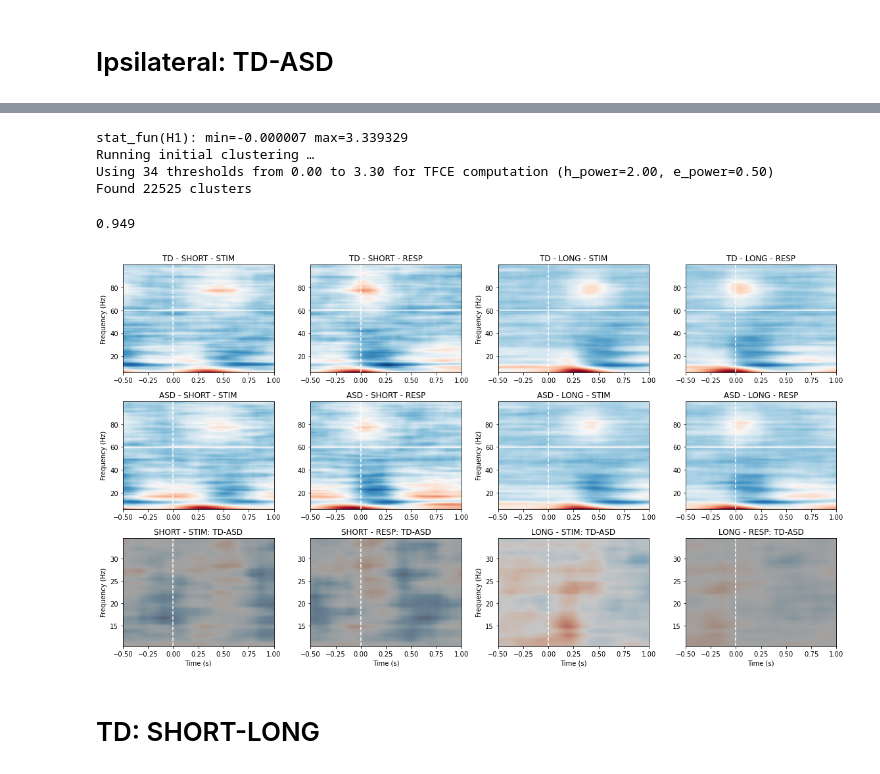
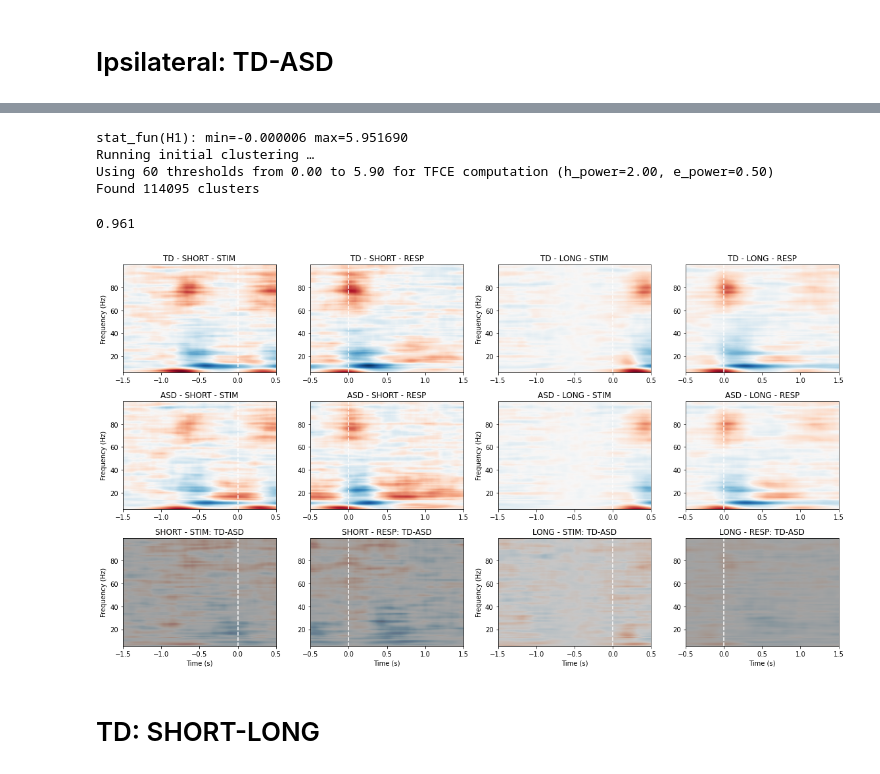
Before and after one commit to danclab/gogo_bursts, a Jupyter notebook: analyze_beta_power.ipynb, the cells around one changed output, grey strips where cells are left out. Saved outputs shown, nothing was run; the diff lists cells and outputs as text; code cells hidden in the pictures.

```diff
--- a/analyze_beta_power.ipynb
+++ b/analyze_beta_power.ipynb
@@ -521,7 +528,7 @@ ax.imshow(
     td_stim_short,
     origin='lower',
     aspect='auto',
-    extent=(tf_time[0], tf_time[-1], tf_freqs[0], tf_freqs[-1]),
+    extent=(tf_stim_time[0], tf_stim_time[-1], tf_freqs[0], tf_freqs[-1]),
     vmin=min_val,
     vmax=max_val,
     cmap='RdBu_r'
@@ -535,7 +542,7 @@ ax.imshow(
     td_resp_short,
     origin='lower',
     aspect='auto',
-    extent=(tf_time[0], tf_time[-1], tf_freqs[0], tf_freqs[-1]),
+    extent=(tf_resp_time[0], tf_resp_time[-1], tf_freqs[0], tf_freqs[-1]),
     vmin=min_val,
     vmax=max_val,
     cmap='RdBu_r'
@@ -548,7 +555,7 @@ ax.imshow(
     td_stim_long,
     origin='lower',
     aspect='auto',
-    extent=(tf_time[0], tf_time[-1], tf_freqs[0], tf_freqs[-1]),
+    extent=(tf_stim_time[0], tf_stim_time[-1], tf_freqs[0], tf_freqs[-1]),
     vmin=min_val,
     vmax=max_val,
     cmap='RdBu_r'
@@ -562,7 +569,7 @@ ax.imshow(
     td_resp_long,
     origin='lower',
     aspect='auto',
-    extent=(tf_time[0], tf_time[-1], tf_freqs[0], tf_freqs[-1]),
+    extent=(tf_resp_time[0], tf_resp_time[-1], tf_freqs[0], tf_freqs[-1]),
     vmin=min_val,
     vmax=max_val,
     cmap='RdBu_r'
@@ -575,7 +582,7 @@ ax.imshow(
     asd_stim_short,
     origin='lower',
     aspect='auto',
-    extent=(tf_time[0], tf_time[-1], tf_freqs[0], tf_freqs[-1]),
+    extent=(tf_stim_time[0], tf_stim_time[-1], tf_freqs[0], tf_freqs[-1]),
     vmin=min_val,
     vmax=max_val,
     cmap='RdBu_r'
@@ -589,7 +596,7 @@ ax.imshow(
     asd_resp_short,
     origin='lower',
     aspect='auto',
-    extent=(tf_time[0], tf_time[-1], tf_freqs[0], tf_freqs[-1]),
+    extent=(tf_resp_time[0], tf_resp_time[-1], tf_freqs[0], tf_freqs[-1]),
     vmin=min_val,
     vmax=max_val,
     cmap='RdBu_r'
@@ -602,7 +609,7 @@ ax.imshow(
     asd_stim_long,
     origin='lower',
     aspect='auto',
-    extent=(tf_time[0], tf_time[-1], tf_freqs[0], tf_freqs[-1]),
+    extent=(tf_stim_time[0], tf_stim_time[-1], tf_freqs[0], tf_freqs[-1]),
     vmin=min_val,
     vmax=max_val,
     cmap='RdBu_r'
@@ -616,7 +623,7 @@ ax.imshow(
     asd_resp_long,
     origin='lower',
     aspect='auto',
-    extent=(tf_time[0], tf_time[-1], tf_freqs[0], tf_freqs[-1]),
+    extent=(tf_resp_time[0], tf_resp_time[-1], tf_freqs[0], tf_freqs[-1]),
     vmin=min_val,
     vmax=max_val,
     cmap='RdBu_r'
@@ -624,21 +631,20 @@ ax.imshow(
 ax.axvline(0,color='w',linestyle='--')
 ax.set_title('ASD - LONG - RESP')
 
-comp_f_idx=(tf_freqs>10) & (tf_freqs<35)
-stim_short_diff=td_stim_short[comp_f_idx,:]-asd_stim_short[comp_f_idx,:]
-resp_short_diff=td_resp_short[comp_f_idx,:]-asd_resp_short[comp_f_idx,:]
-stim_long_diff=td_stim_long[comp_f_idx,:]-asd_stim_long[comp_f_idx,:]
-resp_long_diff=td_resp_long[comp_f_idx,:]-asd_resp_long[comp_f_idx,:]
+stim_short_diff=td_stim_short-asd_stim_short
+resp_short_diff=td_resp_short-asd_resp_short
+stim_long_diff=td_stim_long-asd_stim_long
+resp_long_diff=td_resp_long-asd_resp_long
 
 all_diff=np.vstack([stim_short_diff[:], resp_short_diff[:], stim_long_diff[:], resp_long_diff[:]])
 max_abs=np.max(np.abs(all_diff[:]))
-n_jobs=-1
+n_jobs=2
 
 ax=plt.subplot(3,4,9)
 
 data = [
-    tf_bc['ASD']['STIM']['SHORT']['ipsi'][:,comp_f_idx,:],
-    tf_bc['TD']['STIM']['SHORT']['ipsi'][:,comp_f_idx,:]
+    tf_bc['ASD']['STIM']['SHORT']['ipsi'],
+    tf_bc['TD']['STIM']['SHORT']['ipsi']
 ]
 T_obs, clusters, cluster_p_values, H0 = mne.stats.permutation_cluster_test(
     data,
@@ -652,7 +658,7 @@ ax.imshow(
     stim_short_diff,
     origin='lower',
     aspect='auto',
-    extent=(tf_time[0], tf_time[-1], tf_freqs[comp_f_idx][0], tf_freqs[comp_f_idx][-1]),
+    extent=(tf_stim_time[0], tf_stim_time[-1], tf_freqs[0], tf_freqs[-1]),
     cmap='RdBu_r',
     vmin=-max_abs,
     vmax=max_abs
@@ -680,8 +686,8 @@ ax.imshow(
     overlay,
     origin='lower',
     aspect='auto',
-    extent=(tf_time[0], tf_time[-1],
-            tf_freqs[comp_f_idx][0], tf_freqs[comp_f_idx][-1])
+    extent=(tf_stim_time[0], tf_stim_time[-1],
+            tf_freqs[0], tf_freqs[-1])
 )
 
 ax.axvline(0,color='w',linestyle='--')
@@ -692,8 +698,8 @@ ax.set_title('SHORT - STIM: TD-ASD')
 ax=plt.subplot(3,4,10)
 
 data = [
-    tf_bc['ASD']['RESP']['SHORT']['ipsi'][:,comp_f_idx,:],
-    tf_bc['TD']['RESP']['SHORT']['ipsi'][:,comp_f_idx,:]
+    tf_bc['ASD']['RESP']['SHORT']['ipsi'],
+    tf_bc['TD']['RESP']['SHORT']['ipsi']
 ]
 T_obs, clusters, cluster_p_values, H0 = mne.stats.permutation_cluster_test(
     data,
@@ -707,7 +713,7 @@ ax.imshow(
     resp_short_diff,
     origin='lower',
     aspect='auto',
-    extent=(tf_time[0], tf_time[-1], tf_freqs[comp_f_idx][0], tf_freqs[comp_f_idx][-1]),
+    extent=(tf_resp_time[0], tf_resp_time[-1], tf_freqs[0], tf_freqs[-1]),
     cmap='RdBu_r',
     vmin=-max_abs,
     vmax=max_abs
@@ -734,8 +740,8 @@ ax.imshow(
     overlay,
     origin='lower',
     aspect='auto',
-    extent=(tf_time[0], tf_time[-1],
-            tf_freqs[comp_f_idx][0], tf_freqs[comp_f_idx][-1])
+    extent=(tf_resp_time[0], tf_resp_time[-1],
+            tf_freqs[0], tf_freqs[-1])
 )
 
 ax.axvline(0,color='w',linestyle='--')
@@ -745,8 +751,8 @@ ax.set_title('SHORT - RESP: TD-ASD')
 ax=plt.subplot(3,4,11)
 
 data = [
-    tf_bc['ASD']['STIM']['LONG']['ipsi'][:,comp_f_idx,:],
-    tf_bc['TD']['STIM']['LONG']['ipsi'][:,comp_f_idx,:]
+    tf_bc['ASD']['STIM']['LONG']['ipsi'],
+    tf_bc['TD']['STIM']['LONG']['ipsi']
 ]
 T_obs, clusters, cluster_p_values, H0 = mne.stats.permutation_cluster_test(
     data,
@@ -760,7 +766,7 @@ ax.imshow(
     stim_long_diff,
     origin='lower',
     aspect='auto',
-    extent=(tf_time[0], tf_time[-1], tf_freqs[comp_f_idx][0], tf_freqs[comp_f_idx][-1]),
+    extent=(tf_stim_time[0], tf_stim_time[-1], tf_freqs[0], tf_freqs[-1]),
     cmap='RdBu_r',
     vmin=-max_abs,
     vmax=max_abs
@@ -786,8 +792,8 @@ ax.imshow(
     overlay,
     origin='lower',
     aspect='auto',
-    extent=(tf_time[0], tf_time[-1],
-            tf_freqs[comp_f_idx][0], tf_freqs[comp_f_idx][-1])
+    extent=(tf_stim_time[0], tf_stim_time[-1],
+            tf_freqs[0], tf_freqs[-1])
 )
 
 ax.axvline(0,color='w',linestyle='--')
@@ -798,8 +804,8 @@ ax.set_title('LONG - STIM: TD-ASD')
 ax=plt.subplot(3,4,12)
 
 data = [
-    tf_bc['ASD']['RESP']['LONG']['ipsi'][:,comp_f_idx,:],
-    tf_bc['TD']['RESP']['LONG']['ipsi'][:,comp_f_idx,:]
+    tf_bc['ASD']['RESP']['LONG']['ipsi'],
+    tf_bc['TD']['RESP']['LONG']['ipsi']
 ]
 T_obs, clusters, cluster_p_values, H0 = mne.stats.permutation_cluster_test(
     data,
@@ -813,7 +819,7 @@ ax.imshow(
     resp_long_diff,
     origin='lower',
     aspect='auto',
-    extent=(tf_time[0], tf_time[-1], tf_freqs[comp_f_idx][0], tf_freqs[comp_f_idx][-1]),
+    extent=(tf_resp_time[0], tf_resp_time[-1], tf_freqs[0], tf_freqs[-1]),
     cmap='RdBu_r',
     vmin=-max_abs,
     vmax=max_abs
@@ -839,8 +845,8 @@ ax.imshow(
     overlay,
     origin='lower',
     aspect='auto',
-    extent=(tf_time[0], tf_time[-1],
-            tf_freqs[comp_f_idx][0], tf_freqs[comp_f_idx][-1])
+    extent=(tf_resp_time[0], tf_resp_time[-1],
+            tf_freqs[0], tf_freqs[-1])
 )
 
 ax.axvline(0,color='w',linestyle='--')
@@ -866,9 +872,9 @@ Found 22525 clusters
-stat_fun(H1): min=-0.000007 max=3.339329
+stat_fun(H1): min=-0.000006 max=5.951690
 Running initial clustering …
-Using 34 thresholds from 0.00 to 3.30 for TFCE computation (h_power=2.00, e_power=0.50)
-Found 22525 clusters
+Using 60 thresholds from 0.00 to 5.90 for TFCE computation (h_power=2.00, e_power=0.50)
+Found 114095 clusters
-0.949
+0.961
-[figure, old version]
+[figure, new version]
 # %% [markdown]
 # TD: SHORT-LONG
 # %%
```
Also changed, not shown: parts of 11 cells of this notebook.
